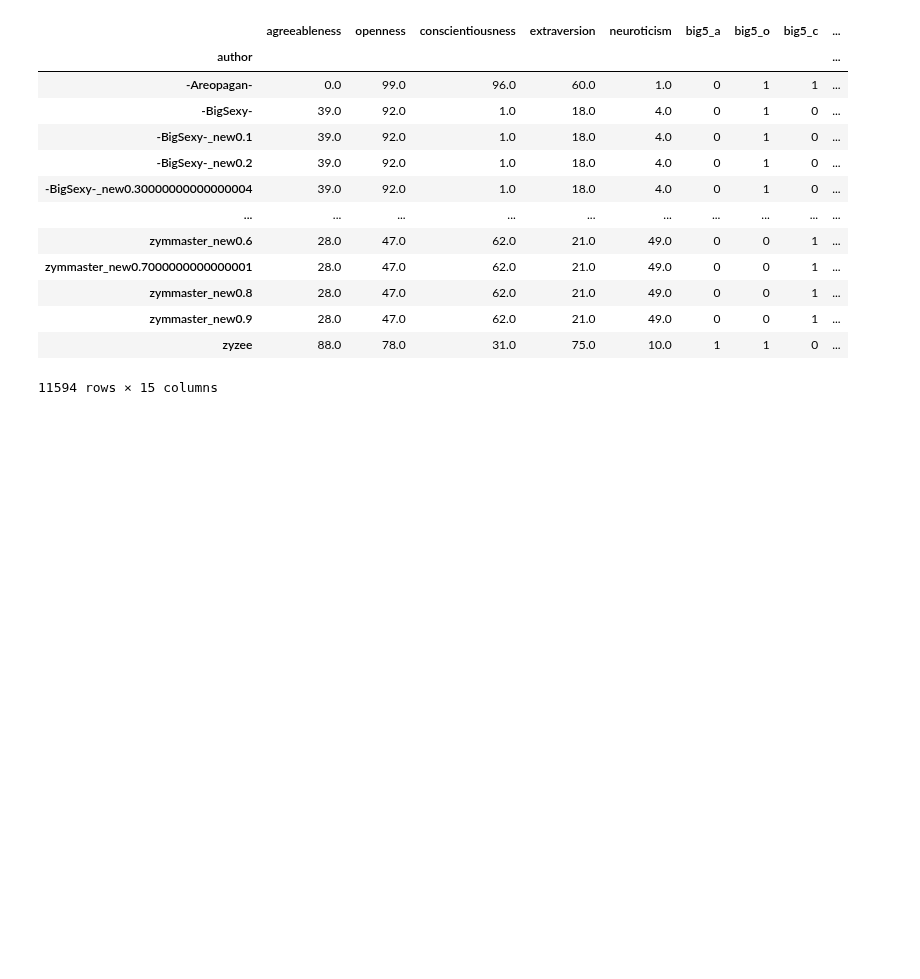
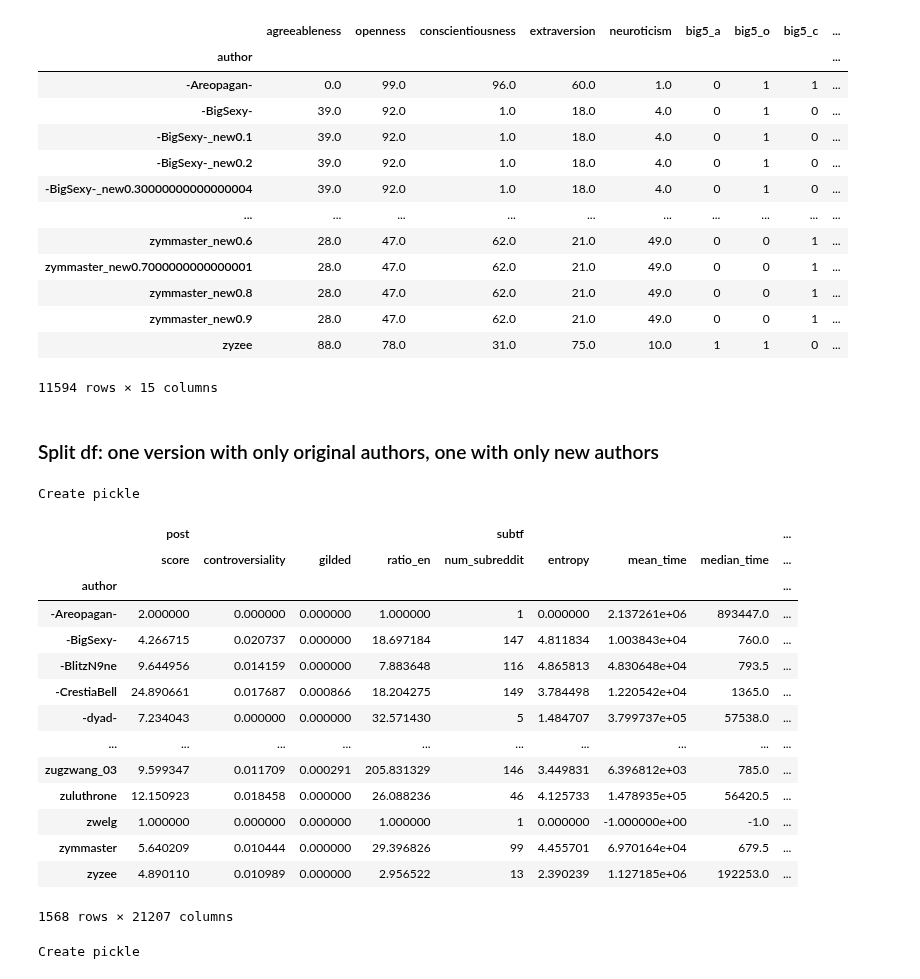
Before and after one commit to sophiasylvester/Big5-NLP, a Jupyter notebook: data_augmentation.ipynb, the cells around one changed output. Saved outputs shown, nothing was run; the diff lists cells and outputs as text; code cells hidden in the pictures; blank space fills up the shorter version.

```diff
--- a/data_augmentation.ipynb
+++ b/data_augmentation.ipynb
@@ -160,3 +168,5 @@ aug_df['trait']
 | zymmaster_new0.9 | 28.0 | 47.0 | 62.0 | 21.0 | 49.0 | 0 | 0 | 1 | ... |
 | zyzee | 88.0 | 78.0 | 31.0 | 75.0 | 10.0 | 1 | 1 | 0 | ... |
 11594 rows × 15 columns
+# %% [markdown]
+### Split df: one version with only original authors, one with only new authors
@@ -162,0 +176,44 @@ aug_df['trait']
+# %%
+print("Create pickle")
+filepath = "aug_b5feat_label_new.pkl"
+with open(filepath, "wb") as f:
+    pickled = pickle.dumps(new_augdf, protocol=-1)
+    f.write(pickled)
+
+del f
+del filepath
+del pickled
+# %% [output]
+Create pickle
+# %%
+original_augdf = aug_df.copy()
+original_augdf = original_augdf.query('index in @authors')
+original_augdf
+# %% [output]
+|  | post |  |  |  | subtf |  |  |  | ... |
+|  | score | controversiality | gilded | ratio_en | num_subreddit | entropy | mean_time | median_time | ... |
+| author |  |  |  |  |  |  |  |  | ... |
+| -Areopagan- | 2.000000 | 0.000000 | 0.000000 | 1.000000 | 1 | 0.000000 | 2.137261e+06 | 893447.0 | ... |
+| -BigSexy- | 4.266715 | 0.020737 | 0.000000 | 18.697184 | 147 | 4.811834 | 1.003843e+04 | 760.0 | ... |
+| -BlitzN9ne | 9.644956 | 0.014159 | 0.000000 | 7.883648 | 116 | 4.865813 | 4.830648e+04 | 793.5 | ... |
+| -CrestiaBell | 24.890661 | 0.017687 | 0.000866 | 18.204275 | 149 | 3.784498 | 1.220542e+04 | 1365.0 | ... |
+| -dyad- | 7.234043 | 0.000000 | 0.000000 | 32.571430 | 5 | 1.484707 | 3.799737e+05 | 57538.0 | ... |
+| ... | ... | ... | ... | ... | ... | ... | ... | ... | ... |
+| zugzwang_03 | 9.599347 | 0.011709 | 0.000291 | 205.831329 | 146 | 3.449831 | 6.396812e+03 | 785.0 | ... |
+| zuluthrone | 12.150923 | 0.018458 | 0.000000 | 26.088236 | 46 | 4.125733 | 1.478935e+05 | 56420.5 | ... |
+| zwelg | 1.000000 | 0.000000 | 0.000000 | 1.000000 | 1 | 0.000000 | -1.000000e+00 | -1.0 | ... |
+| zymmaster | 5.640209 | 0.010444 | 0.000000 | 29.396826 | 99 | 4.455701 | 6.970164e+04 | 679.5 | ... |
+| zyzee | 4.890110 | 0.010989 | 0.000000 | 2.956522 | 13 | 2.390239 | 1.127185e+06 | 192253.0 | ... |
+1568 rows × 21207 columns
+# %%
+print("Create pickle")
+filepath = "aug_b5feat_label_original.pkl"
+with open(filepath, "wb") as f:
+    pickled = pickle.dumps(original_augdf, protocol=-1)
+    f.write(pickled)
+
+del f
+del filepath
+del pickled
+# %% [output]
+Create pickle
```
Also changed, not shown: parts of 2 cells of this notebook, 3 other files.
